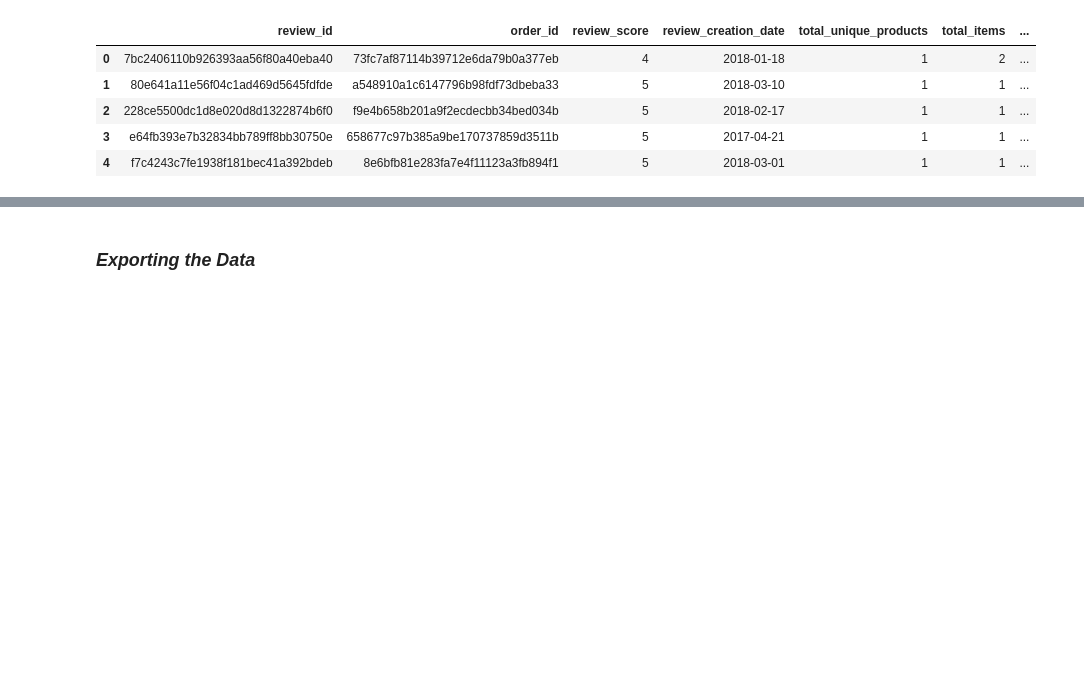
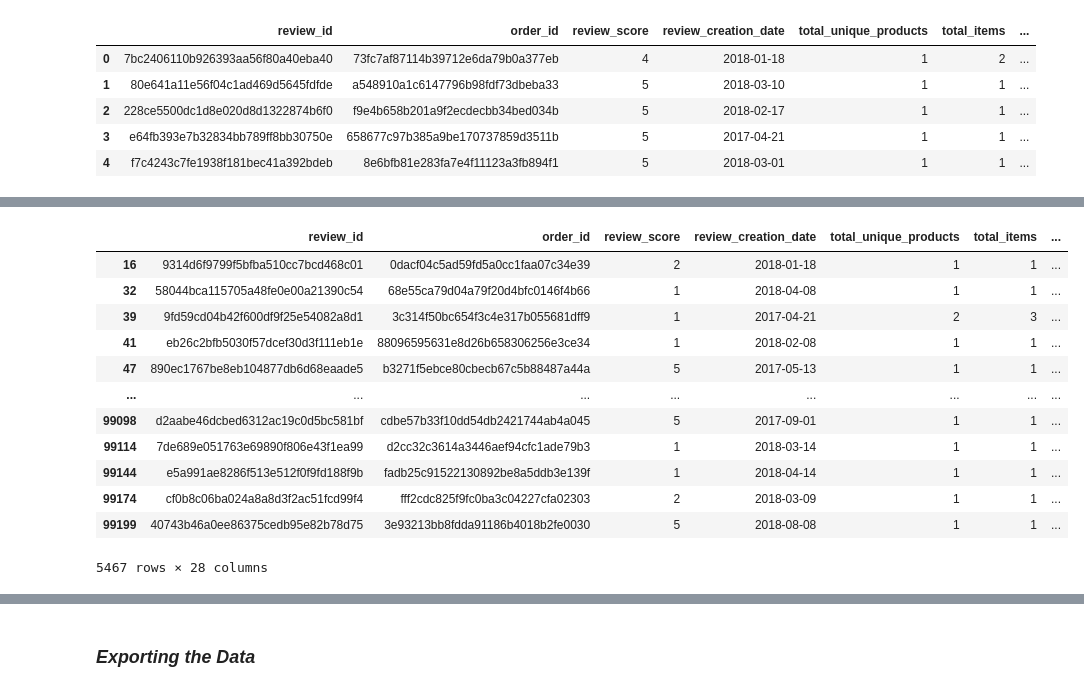
Before and after one commit to IamRaNo/data-analytics-projects, a Jupyter notebook: inside_olist_review_analysis/jupyter_notebooks/03_data_preparation.ipynb, the cells around one changed output, grey strips where cells are left out. Cells and saved outputs as stored; diff of their text form; code cells hidden in the pictures; blank space fills up the shorter version.

Commit message:
univariate analysis upto price columns

```diff
--- a/inside_olist_review_analysis/jupyter_notebooks/03_data_preparation.ipynb
+++ b/inside_olist_review_analysis/jupyter_notebooks/03_data_preparation.ipynb
@@ -413,0 +424,17 @@ data.head()
+# %%
+temp['review_creation_date'] = pd.to_datetime(temp['review_creation_date'])
+temp['order_delivered_customer_date'] = pd.to_datetime(temp['order_delivered_customer_date'])
+temp['order_estimated_delivery_date'] = pd.to_datetime(temp['order_estimated_delivery_date'])
+# %%
+diff_actual = (temp['review_creation_date'] - temp['order_delivered_customer_date'])
+
+# 3. Calculate the Fallback Difference (Review - Estimated Deadline)
+# This captures "How long past the deadline did they wait to complain?"
+diff_estimate = (temp['review_creation_date'] - temp['order_estimated_delivery_date'])
+
+# 4. Combine them: Use Actual if available, otherwise fill with Estimate
+# We use .fillna() to plug the holes
+temp['time_to_review'] = diff_actual.fillna(diff_estimate)
+
+# 5. Convert the final result to Hours
+temp['time_to_review'] = temp['time_to_review'].dt.total_seconds() / 3600
@@ -413,0 +466,20 @@ data.head()
+# %%
+temp_agg = temp.groupby('order_id')['time_to_review'].min().reset_index()
+# %%
+data = data.merge(temp_agg, on='order_id', how='left')
+# %%
+data[data['time_to_review']<0]
+# %% [output]
+|  | review_id | order_id | review_score | review_creation_date | total_unique_products | total_items | ... |
+| 16 | 9314d6f9799f5bfba510cc7bcd468c01 | 0dacf04c5ad59fd5a0cc1faa07c34e39 | 2 | 2018-01-18 | 1 | 1 | ... |
+| 32 | 58044bca115705a48fe0e00a21390c54 | 68e55ca79d04a79f20d4bfc0146f4b66 | 1 | 2018-04-08 | 1 | 1 | ... |
+| 39 | 9fd59cd04b42f600df9f25e54082a8d1 | 3c314f50bc654f3c4e317b055681dff9 | 1 | 2017-04-21 | 2 | 3 | ... |
+| 41 | eb26c2bfb5030f57dcef30d3f111eb1e | 88096595631e8d26b658306256e3ce34 | 1 | 2018-02-08 | 1 | 1 | ... |
+| 47 | 890ec1767be8eb104877db6d68eaade5 | b3271f5ebce80cbecb67c5b88487a44a | 5 | 2017-05-13 | 1 | 1 | ... |
+| ... | ... | ... | ... | ... | ... | ... | ... |
+| 99098 | d2aabe46dcbed6312ac19c0d5bc581bf | cdbe57b33f10dd54db2421744ab4a045 | 5 | 2017-09-01 | 1 | 1 | ... |
+| 99114 | 7de689e051763e69890f806e43f1ea99 | d2cc32c3614a3446aef94cfc1ade79b3 | 1 | 2018-03-14 | 1 | 1 | ... |
+| 99144 | e5a991ae8286f513e512f0f9fd188f9b | fadb25c91522130892be8a5ddb3e139f | 1 | 2018-04-14 | 1 | 1 | ... |
+| 99174 | cf0b8c06ba024a8a8d3f2ac51fcd99f4 | fff2cdc825f9fc0ba3c04227cfa02303 | 2 | 2018-03-09 | 1 | 1 | ... |
+| 99199 | 40743b46a0ee86375cedb95e82b78d75 | 3e93213bb8fdda91186b4018b2fe0030 | 5 | 2018-08-08 | 1 | 1 | ... |
+5467 rows × 28 columns
```
Also changed, not shown: parts of 23 cells of this notebook, 2 other files.
